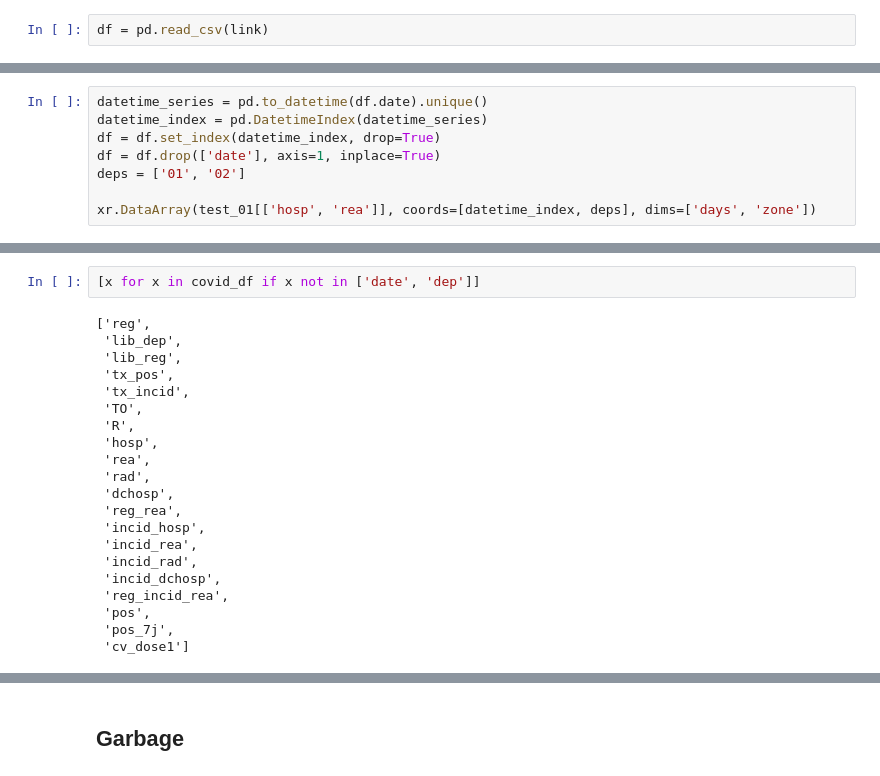
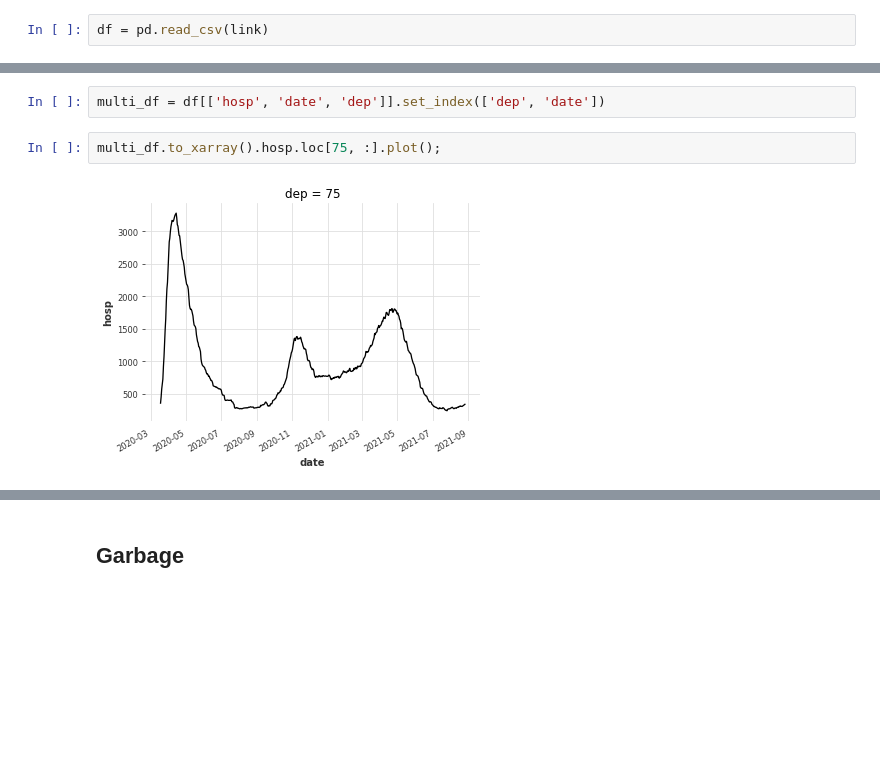
Before and after one commit to limiteinductive/elaine_and_the_gentle_boyz, a Jupyter notebook: notebooks/darts.ipynb, the cells around one changed output, grey strips where cells are left out. Cells and saved outputs as stored; diff of their text form; blank space fills up the shorter version.

```diff
--- a/notebooks/darts.ipynb
+++ b/notebooks/darts.ipynb
@@ -39,8 +26,0 @@ test_02 = df.query('dep=="02"')[['hosp', 'rea', 'dep']]
-# %%
-datetime_series = pd.to_datetime(df.date).unique()
-datetime_index = pd.DatetimeIndex(datetime_series)
-df = df.set_index(datetime_index, drop=True)
-df = df.drop(['date'], axis=1, inplace=True)
-deps = ['01', '02']
-
-xr.DataArray(test_01[['hosp', 'rea']], coords=[datetime_index, deps], dims=['days', 'zone'])
@@ -161,24 +27,7 @@ Data variables: (12/20)
-# %%
-[x for x in covid_df if x not in ['date', 'dep']]
-# %% [output]
-['reg',
- 'lib_dep',
- 'lib_reg',
- 'tx_pos',
- 'tx_incid',
- 'TO',
- 'R',
- 'hosp',
- 'rea',
- 'rad',
- 'dchosp',
- 'reg_rea',
- 'incid_hosp',
- 'incid_rea',
- 'incid_rad',
- 'incid_dchosp',
- 'reg_incid_rea',
- 'pos',
- 'pos_7j',
- 'cv_dose1']
+# %%
+multi_df = df[['hosp', 'date', 'dep']].set_index(['dep', 'date'])
+# %%
+multi_df.to_xarray().hosp.loc[75, :].plot();
+# %% [output]
+[figure, added]
 # %%
```
Also changed, not shown: parts of 24 cells of this notebook, 1 other file.
